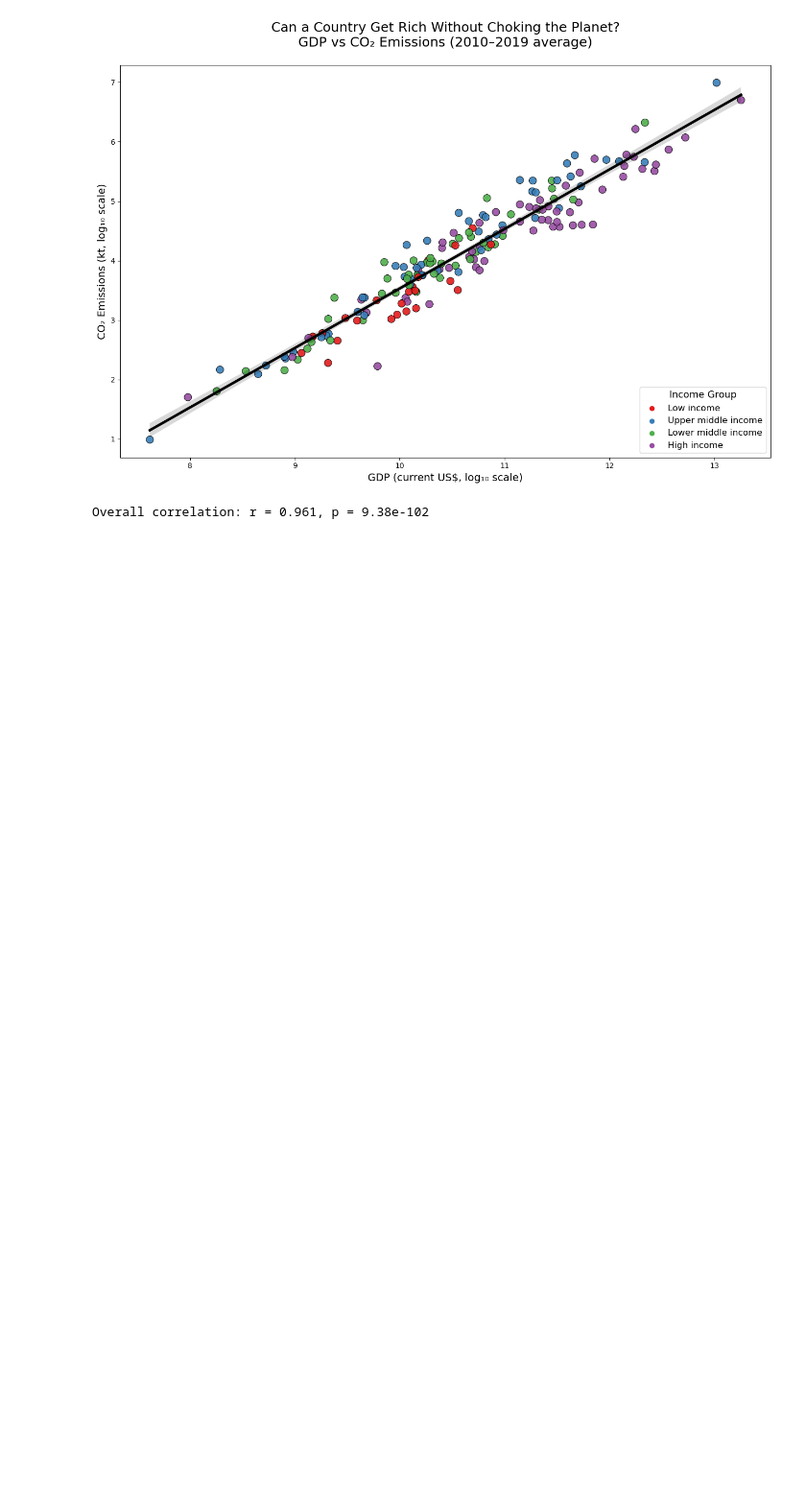
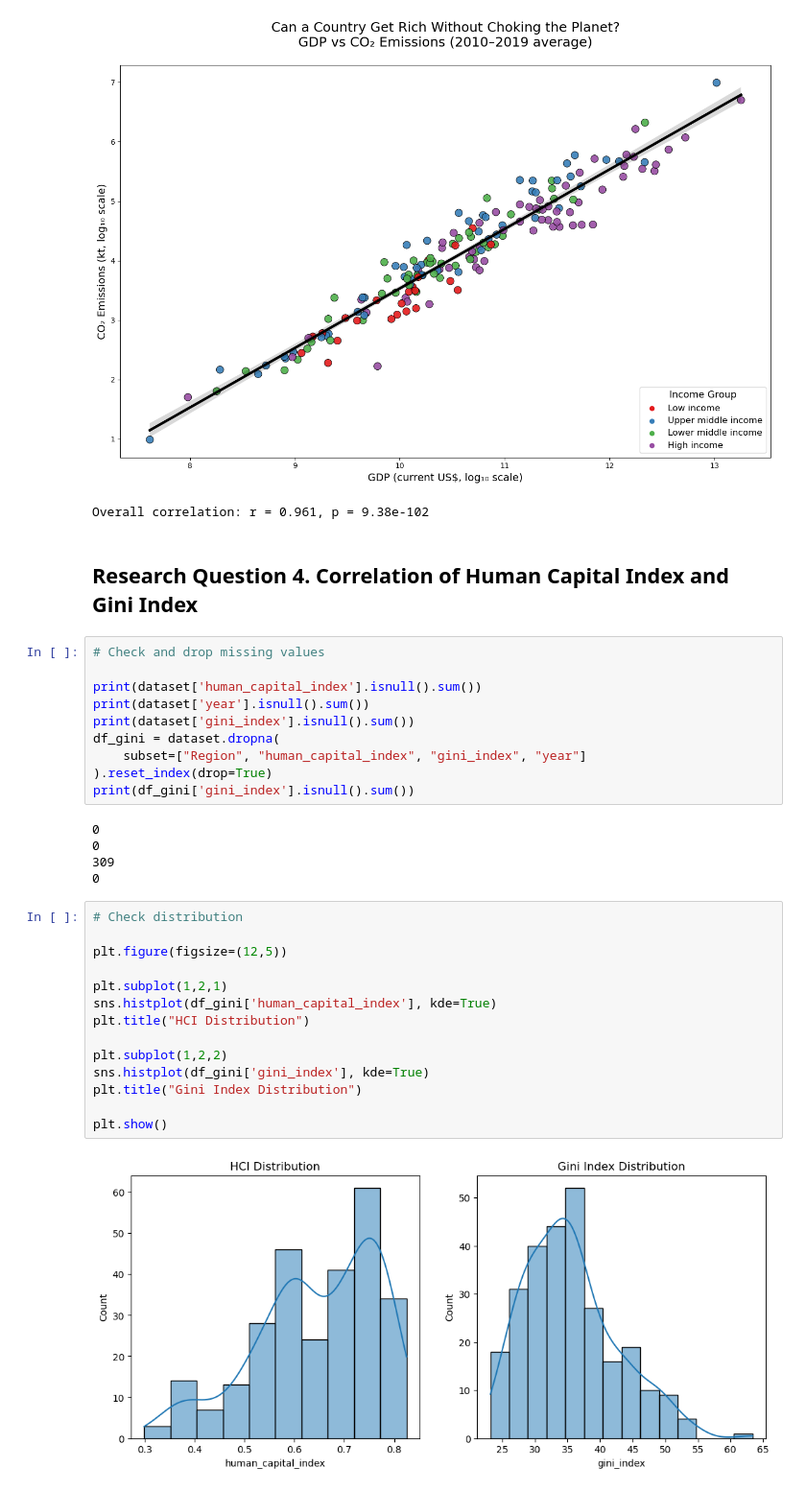
Before and after one commit to kellymegan/ASDA_2025_Group_2_Portfolio_, a Jupyter notebook: notebooks/week_06_group_2_notebook.ipynb, the cells around one changed output. Shown at 96% size. Cells and saved outputs as stored; diff of their text form; blank space fills up the shorter version.

Commit message:
Added Question 4

```diff
--- a/notebooks/week_06_group_2_notebook.ipynb
+++ b/notebooks/week_06_group_2_notebook.ipynb
@@ -528,3 +528,36 @@ print(f"Overall correlation: r = {r:.3f}, p = {p:.2e}")
 # %% [output]
 [figure]
 Overall correlation: r = 0.961, p = 9.38e-102
+# %% [markdown]
+## Research Question 4. Correlation of Human Capital Index and Gini Index
+# %%
+# Check and drop missing values
+
+print(dataset['human_capital_index'].isnull().sum())
+print(dataset['year'].isnull().sum())
+print(dataset['gini_index'].isnull().sum())
+df_gini = dataset.dropna(
+    subset=["Region", "human_capital_index", "gini_index", "year"]
+).reset_index(drop=True)
+print(df_gini['gini_index'].isnull().sum())
+# %% [output]
+0
+0
+309
+0
+# %%
+# Check distribution
+
+plt.figure(figsize=(12,5))
+
+plt.subplot(1,2,1)
+sns.histplot(df_gini['human_capital_index'], kde=True)
+plt.title("HCI Distribution")
+
+plt.subplot(1,2,2)
+sns.histplot(df_gini['gini_index'], kde=True)
+plt.title("Gini Index Distribution")
+
+plt.show()
+# %% [output]
+[figure, added]
```
Also changed, not shown: parts of 11 cells of this notebook, 4 other files.
